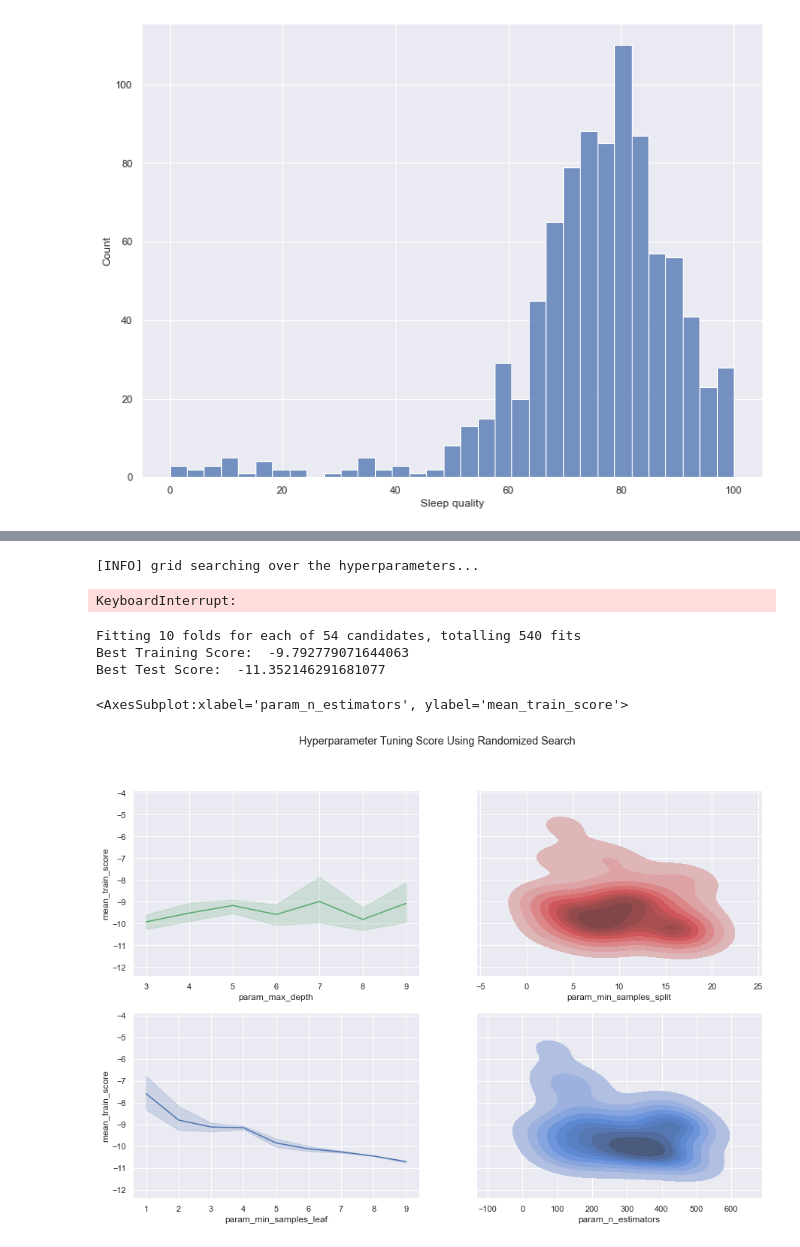
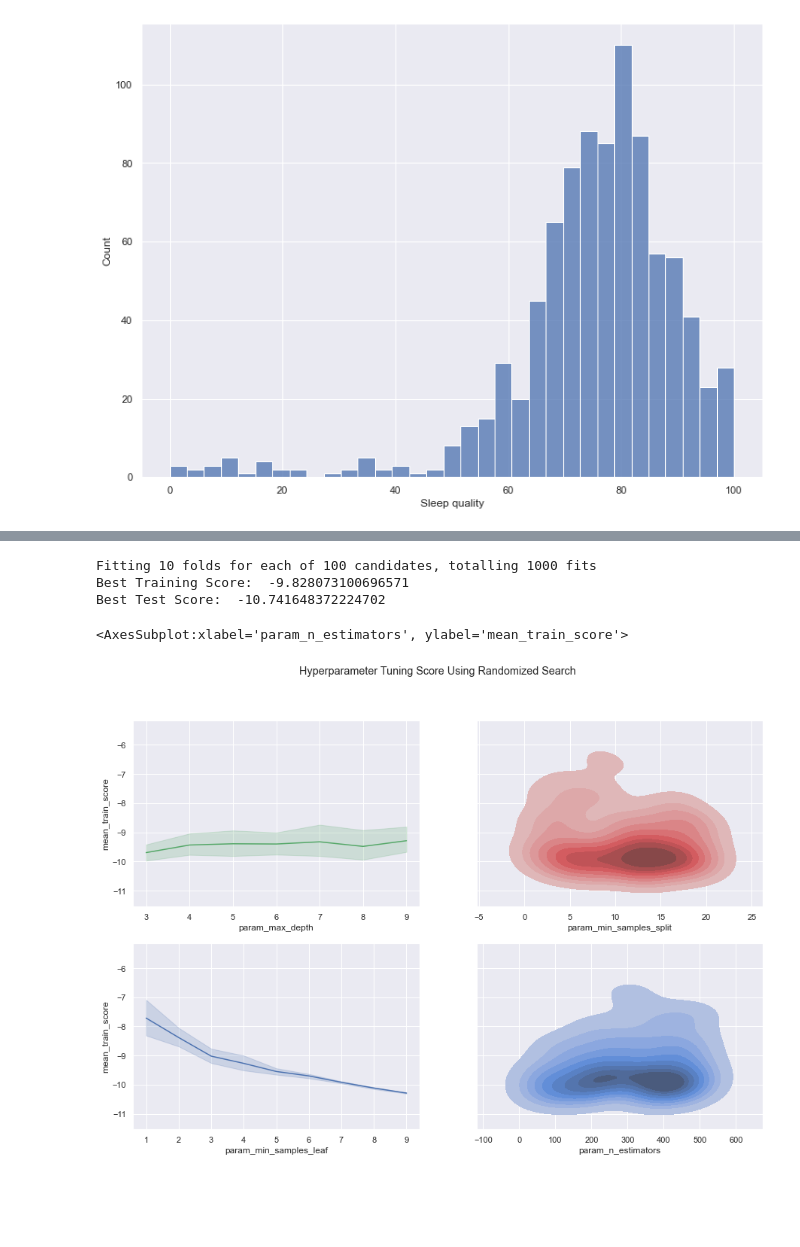
Before and after one commit to BorisBorisov33/Intelligent_Systems, a Jupyter notebook: ML_analysis.ipynb, the cells around one changed output, grey strips where cells are left out. Cells and saved outputs as stored; diff of their text form; code cells hidden in the pictures; blank space fills up the shorter version.

```diff
--- a/ML_analysis.ipynb
+++ b/ML_analysis.ipynb
@@ -96,6 +83,9 @@ from sklearn.model_selection import GridSearchCV
 from sklearn.model_selection import RepeatedKFold
 # %%
 rf = RandomForestRegressor()
+df.dropna(inplace=True)
+X = df[['Time in bed', 'Start time in second','End time in second','Activity (steps)','External_fact']].values
+y = df['Sleep quality'].values
 X_train, X_test, y_train, y_test = train_test_split(X, y, test_size=0.2)
 # %%
 n_estimators = range(1,200,2)
@@ -112,16 +96,3 @@ grid = dict(n_estimators=n_estimators, max_depth=max_depth, min_samples_split=mi
-# %%
-print("[INFO] grid searching over the hyperparameters...")
-cvFold = RepeatedKFold(n_splits=10, n_repeats=3, random_state=1)
-gridSearch = GridSearchCV(estimator=rf, param_grid=grid, n_jobs=-1,
-	cv=cvFold, scoring="neg_mean_squared_error")
-searchResults = gridSearch.fit(X_train, y_train)
-# extract the best model and evaluate it
-print("[INFO] evaluating...")
-bestModel = searchResults.best_estimator_
-print("R2: {:.2f}".format(bestModel.score(X_test, y_test)))
-# %% [output]
-[INFO] grid searching over the hyperparameters...
-KeyboardInterrupt:
 # %%
 from scipy.stats import uniform, geom, loguniform, randint, expon
 from sklearn.model_selection import RandomizedSearchCV
@@ -131,7 +102,7 @@ warnings.simplefilter("ignore")
 rf = RandomForestRegressor()
 X_train, X_test, y_train, y_test = train_test_split(X, y, test_size=0.2)
 
-N_ITER = 54
+N_ITER = 100
 N_JOBS = 1
 K_FOLDS = 10
 N_ITER_NO_CHANGE = 100
@@ -163,30 +134,31 @@ print(
     '\nBest Test Score: ', search_space.best_score_,
 )
 # %% [output]
-Fitting 10 folds for each of 54 candidates, totalling 540 fits
-Best Training Score:  -9.792779071644063
-Best Test Score:  -11.352146291681077
+Fitting 10 folds for each of 100 candidates, totalling 1000 fits
+Best Training Score:  -9.828073100696571
+Best Test Score:  -10.741648372224702
 # %%
-df = pd.DataFrame(search_space.cv_results_)
+search_space_df = pd.DataFrame(search_space.cv_results_)
 # %%
 # relplot lineplot
+import matplotlib.pyplot as plt
 fig, axes = plt.subplots(2, 2, figsize=(15, 10), sharey=True)
 fig.suptitle('Hyperparameter Tuning Score Using Randomized Search')
 
-sns.lineplot(data = df, x='param_max_depth', y='mean_train_score', color='g',
+sns.lineplot(data = search_space_df, x='param_max_depth', y='mean_train_score', color='g',
              ax=axes[0][0])
 
-sns.kdeplot(data = df, x='param_min_samples_split', y='mean_train_score', shade=True, color='r',
+sns.kdeplot(data = search_space_df, x='param_min_samples_split', y='mean_train_score', shade=True, color='r',
              ax=axes[0][1])
 
-sns.lineplot(data = df, x='param_min_samples_leaf', y='mean_train_score',
+sns.lineplot(data = search_space_df, x='param_min_samples_leaf', y='mean_train_score',
             # shade=True, color='r',
              ax=axes[1][0])
 
 sns.kdeplot(
-    data=df,
+    data=search_space_df,
     x="param_n_estimators", y="mean_train_score", shade=True)
 # %% [output]
 <AxesSubplot:xlabel='param_n_estimators', ylabel='mean_train_score'>
-[figure, old version]
+[figure, new version]
 # %%
```
Also changed, not shown: parts of 23 cells of this notebook, 2 other files.
